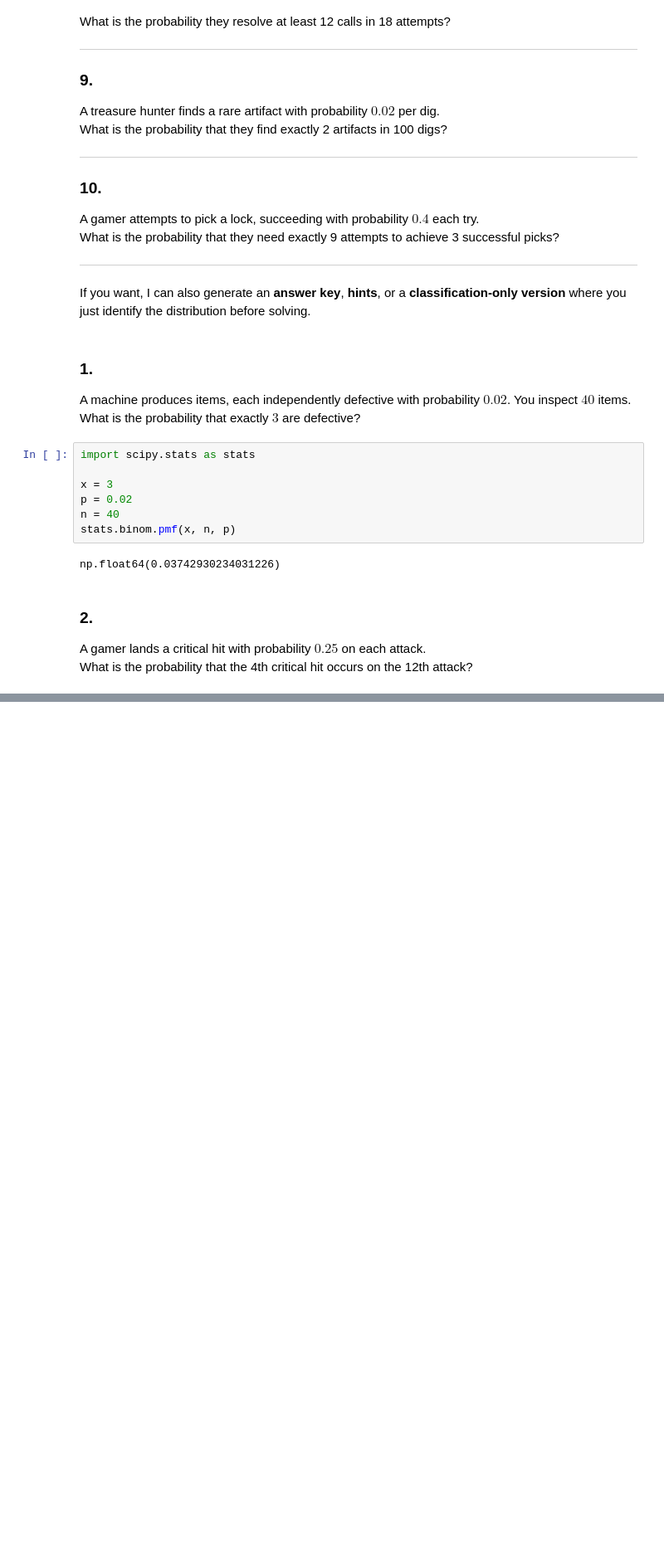
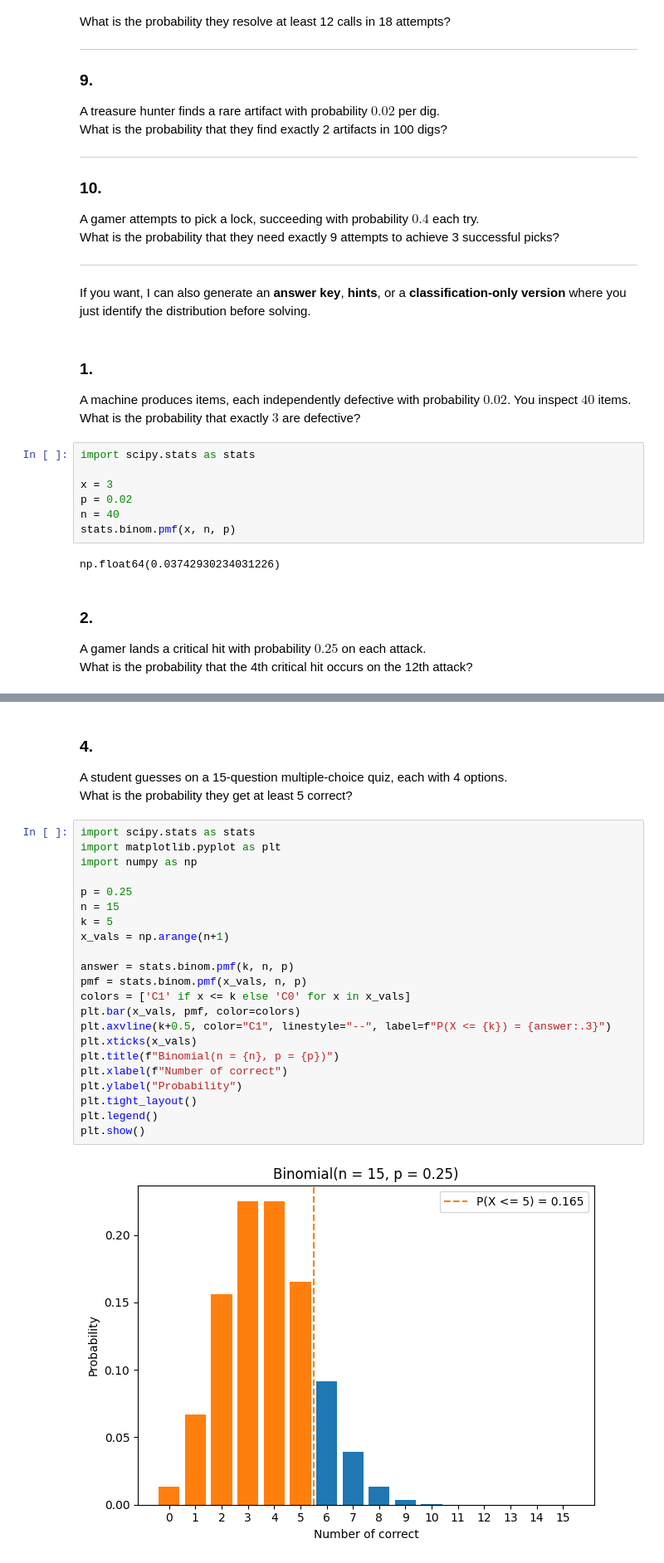
Before and after one commit to ZenSoftware/zen_jupyter, a Jupyter notebook: stats/practice_questions/binomial_and_negbinom.ipynb, the cells around one changed output, grey strips where cells are left out. Shown at 83% size. Saved outputs shown, nothing was run; the diff lists cells and outputs as text; blank space fills up the shorter version.

```diff
--- a/stats/practice_questions/binomial_and_negbinom.ipynb
+++ b/stats/practice_questions/binomial_and_negbinom.ipynb
@@ -104,0 +132,28 @@ plt.show()
+# %% [markdown]
+### **4.**
+A student guesses on a 15‑question multiple‑choice quiz, each with 4 options.
+What is the probability they get at least 5 correct?
+# %%
+import scipy.stats as stats
+import matplotlib.pyplot as plt
+import numpy as np
+
+p = 0.25
+n = 15
+k = 5
+x_vals = np.arange(n+1)
+
+answer = stats.binom.pmf(k, n, p)
+pmf = stats.binom.pmf(x_vals, n, p)
+colors = ['C1' if x <= k else 'C0' for x in x_vals]
+plt.bar(x_vals, pmf, color=colors)
+plt.axvline(k+0.5, color="C1", linestyle="--", label=f"P(X <= {k}) = {answer:.3}")
+plt.xticks(x_vals)
+plt.title(f"Binomial(n = {n}, p = {p})")
+plt.xlabel(f"Number of correct")
+plt.ylabel("Probability")
+plt.tight_layout()
+plt.legend()
+plt.show()
+# %% [output]
+[figure, added]
```
Also changed, not shown: parts of 3 cells of this notebook, 1 other file.
